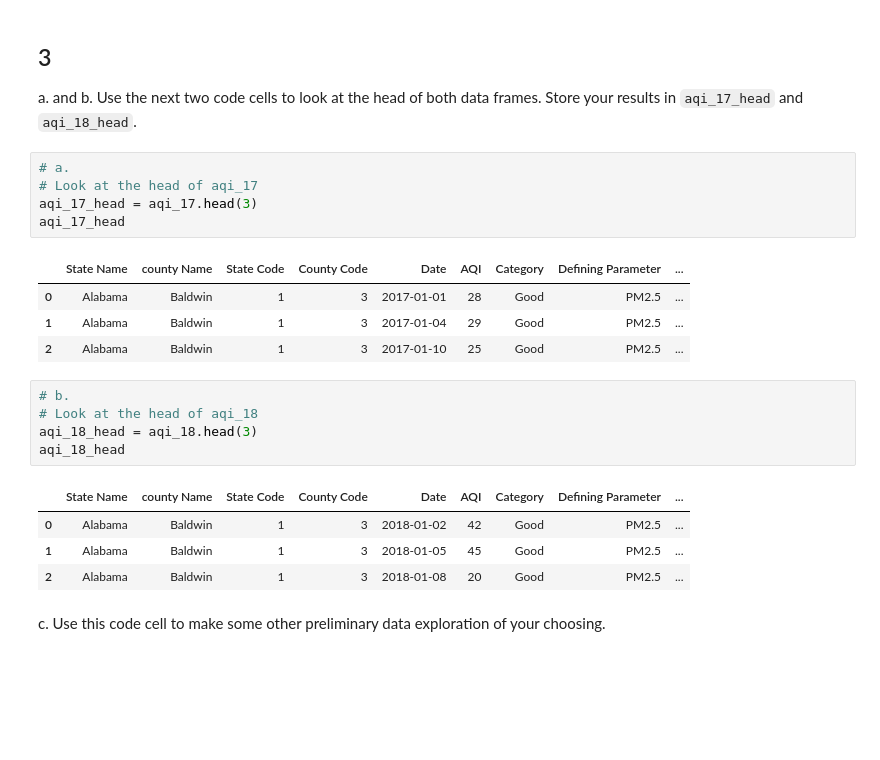
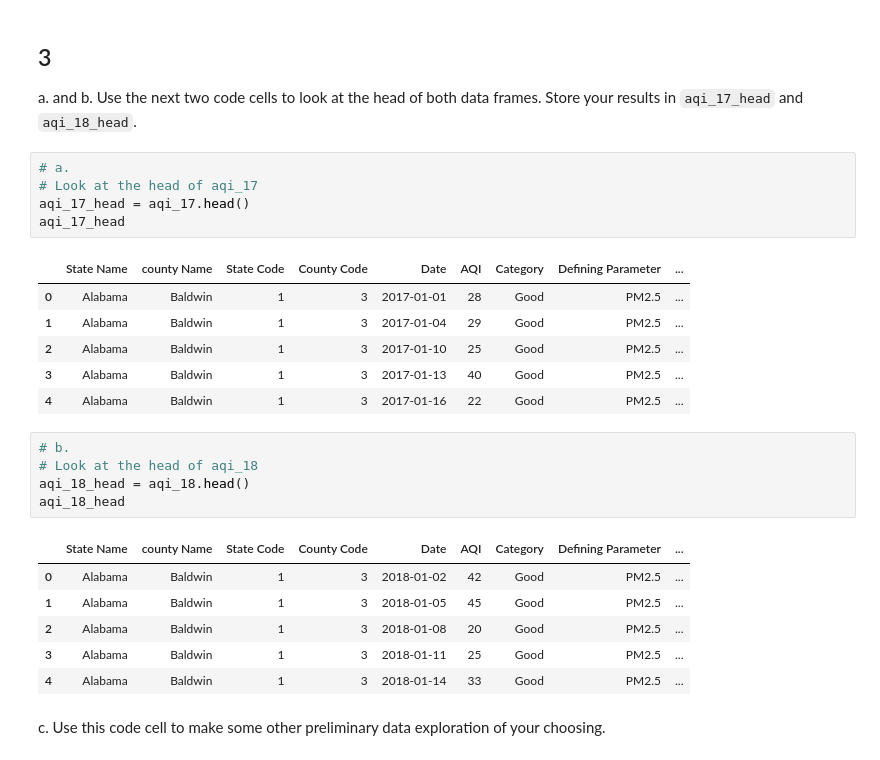
Before and after one commit to jorb1/eds220-hwk2, a Jupyter notebook: hwk2-task3-aqi.ipynb, the cells around one changed output. Saved outputs shown, nothing was run; the diff lists cells and outputs as text; blank space fills up the shorter version.

```diff
--- a/hwk2-task3-aqi.ipynb
+++ b/hwk2-task3-aqi.ipynb
@@ -95,23 +95,27 @@ a. and b. Use the next two code cells to look at the head of both data frames. S
 # %%
 # a.
 # Look at the head of aqi_17
-aqi_17_head = aqi_17.head(3)
+aqi_17_head = aqi_17.head()
 aqi_17_head
 # %% [output]
 |  | State Name | county Name | State Code | County Code | Date | AQI | Category | Defining Parameter | ... |
 | 0 | Alabama | Baldwin | 1 | 3 | 2017-01-01 | 28 | Good | PM2.5 | ... |
 | 1 | Alabama | Baldwin | 1 | 3 | 2017-01-04 | 29 | Good | PM2.5 | ... |
 | 2 | Alabama | Baldwin | 1 | 3 | 2017-01-10 | 25 | Good | PM2.5 | ... |
+| 3 | Alabama | Baldwin | 1 | 3 | 2017-01-13 | 40 | Good | PM2.5 | ... |
+| 4 | Alabama | Baldwin | 1 | 3 | 2017-01-16 | 22 | Good | PM2.5 | ... |
 # %%
 # b.
 # Look at the head of aqi_18
-aqi_18_head = aqi_18.head(3)
+aqi_18_head = aqi_18.head()
 aqi_18_head
 # %% [output]
 |  | State Name | county Name | State Code | County Code | Date | AQI | Category | Defining Parameter | ... |
 | 0 | Alabama | Baldwin | 1 | 3 | 2018-01-02 | 42 | Good | PM2.5 | ... |
 | 1 | Alabama | Baldwin | 1 | 3 | 2018-01-05 | 45 | Good | PM2.5 | ... |
 | 2 | Alabama | Baldwin | 1 | 3 | 2018-01-08 | 20 | Good | PM2.5 | ... |
+| 3 | Alabama | Baldwin | 1 | 3 | 2018-01-11 | 25 | Good | PM2.5 | ... |
+| 4 | Alabama | Baldwin | 1 | 3 | 2018-01-14 | 33 | Good | PM2.5 | ... |
 # %% [markdown]
 <!-- BEGIN QUESTION -->
 
```
Also changed, not shown: parts of 2 cells of this notebook.
